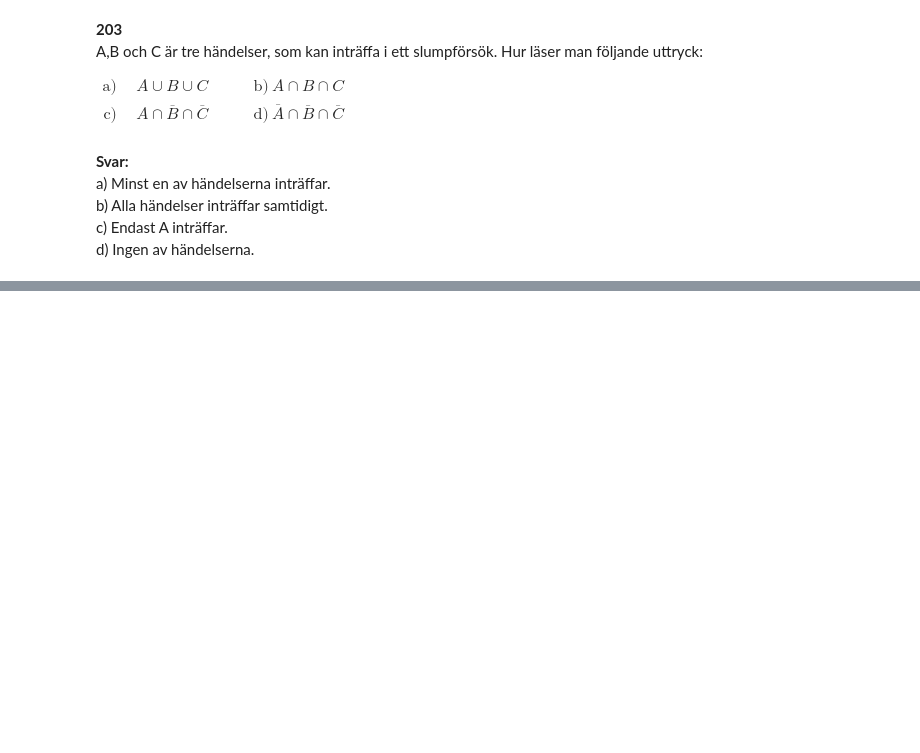
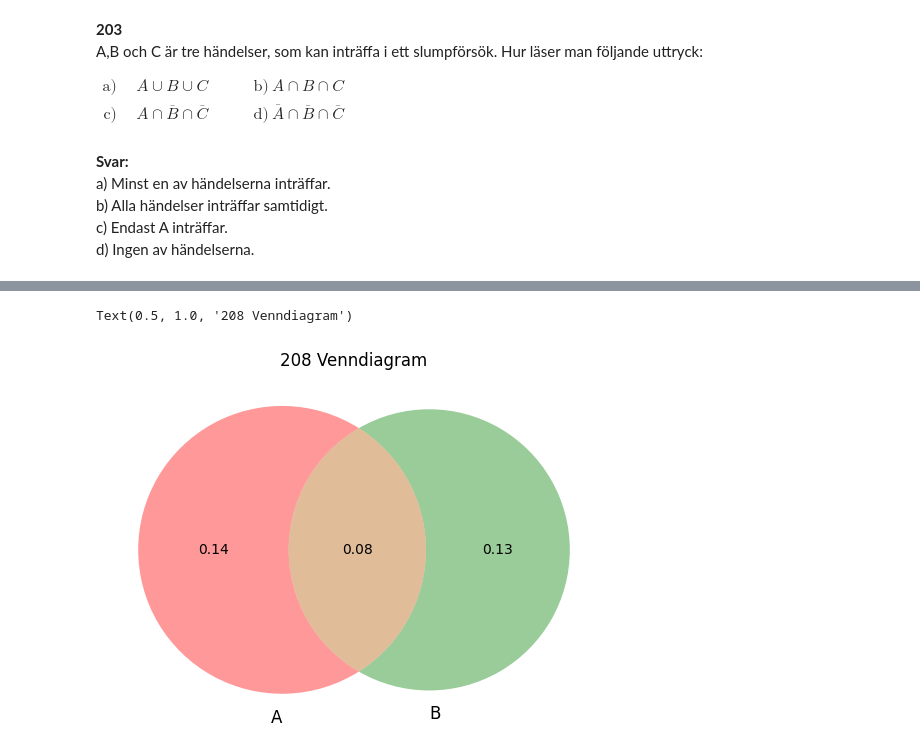
Before and after one commit to Alylyc/ds24_02_pystat, a Jupyter notebook: stat_bok_uppgifter/01_sannolikhetslära.ipynb, the cells around one changed output, grey strips where cells are left out. Saved outputs shown, nothing was run; the diff lists cells and outputs as text; code cells hidden in the pictures; blank space fills up the shorter version.

```diff
--- a/stat_bok_uppgifter/01_sannolikhetslära.ipynb
+++ b/stat_bok_uppgifter/01_sannolikhetslära.ipynb
@@ -337,0 +486,6 @@ d) Ingen av händelserna.
+# %%
+venn2(subsets=(0.14, 0.13, 0.08), set_labels=("A", "B"))
+plt.title("208 Venndiagram")
+# %% [output]
+Text(0.5, 1.0, '208 Venndiagram')
+[figure, added]
```
Also changed, not shown: parts of 22 cells of this notebook.
